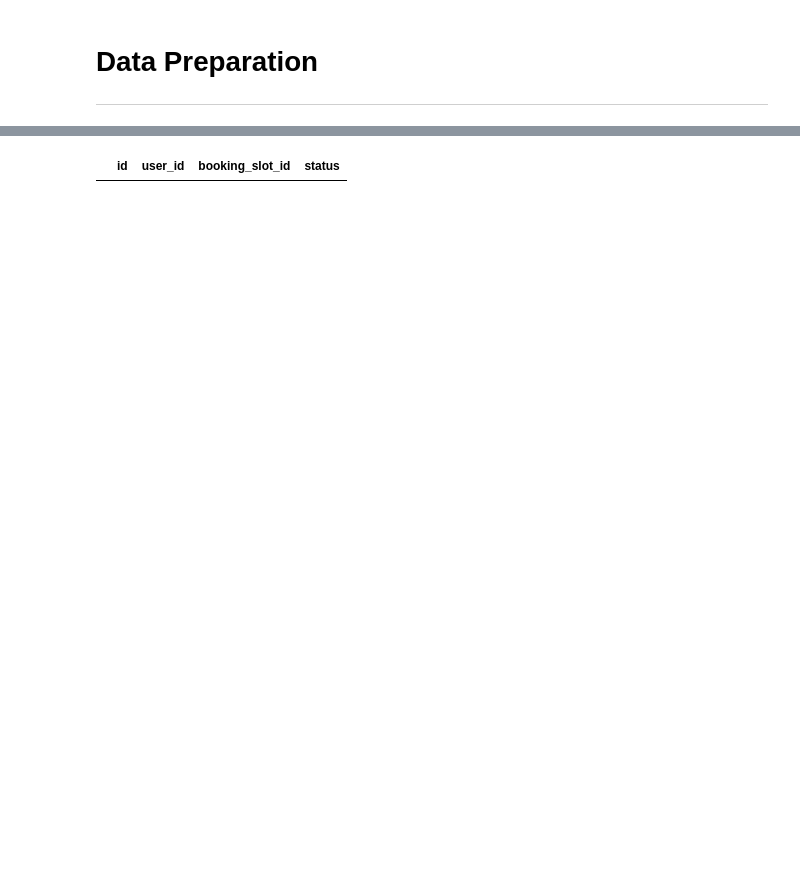
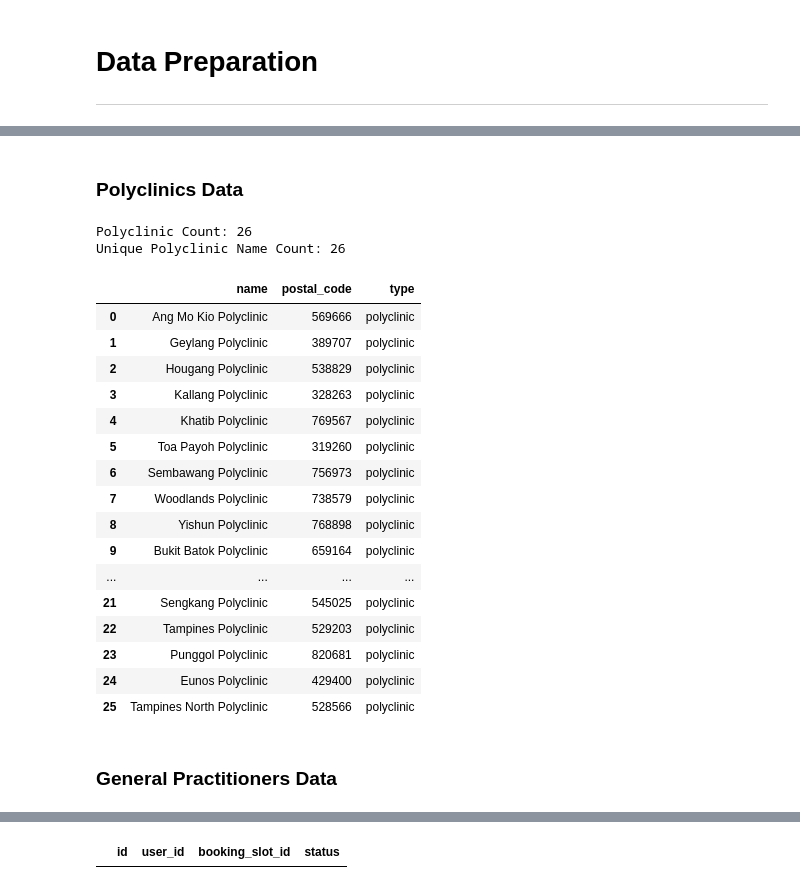
Before and after one commit to 0Upjh80d/agents, a Jupyter notebook: notebooks/genarate_database.ipynb, the cells around one changed output, grey strips where cells are left out. Saved outputs shown, nothing was run; the diff lists cells and outputs as text; code cells hidden in the pictures; blank space fills up the shorter version.

```diff
--- a/notebooks/genarate_database.ipynb
+++ b/notebooks/genarate_database.ipynb
@@ -654,0 +75,2 @@ Resource: https://www.moh.gov.sg/seeking-healthcare/overview-of-diseases/communi
+# %% [markdown]
+### Polyclinics Data
@@ -654,0 +83,70 @@ Resource: https://www.moh.gov.sg/seeking-healthcare/overview-of-diseases/communi
+# %%
+# -----------------------------
+# Process JSON Polyclinic data
+# -----------------------------
+# Extract the list of health organizations
+health_organizations = institutions_data["Result"]["HealthOrganizations"]
+
+# Normalize the 'Cluster' and 'Group' columns
+institutions_df = pd.json_normalize(health_organizations, sep="_")
+
+# Sort the DataFrame by the 'Id' column
+institutions_df = institutions_df.sort_values(by="Id").reset_index(drop=True)
+
+# Fliter for polyclinics (Count: 26)
+polyclinics_df = institutions_df[
+    institutions_df["GroupName"] == "Polyclinics"
+].reset_index()
+
+# Data Check
+print(f"Polyclinic Count: {len(polyclinics_df)}")
+print(f"Unique Polyclinic Name Count: {len(polyclinics_df['Name'].unique())}")
+
+# Extract relevant columns
+include_columns = ["Name"]
+polyclinics_df = polyclinics_df[include_columns]
+# Rename to "name" column
+polyclinics_df.rename(columns={"Name": "name"}, inplace=True)
+
+# Get Postal Code using OneMap
+polyclinics_df["postal_code"] = polyclinics_df["name"].apply(
+    lambda name: (
+        pd.Series(get_address_info(name), index=["postal_code"])
+        if get_address_info(name)
+        else pd.Series([None, None], index=["postal_code"])
+    )
+)
+
+# Update incorrectly identified postal code(s)
+update_postal_code = {"Sembawang Polyclinic": "756973"}
+for polyclinic, postal_code in update_postal_code.items():
+    polyclinics_df.loc[polyclinics_df["name"] == polyclinic, "postal_code"] = (
+        postal_code
+    )
+
+# Add new column "type"
+polyclinics_df["type"] = "polyclinic"
+
+display(polyclinics_df)
+# %% [output]
+Polyclinic Count: 26
+Unique Polyclinic Name Count: 26
+|  | name | postal_code | type |
+| 0 | Ang Mo Kio Polyclinic | 569666 | polyclinic |
+| 1 | Geylang Polyclinic | 389707 | polyclinic |
+| 2 | Hougang Polyclinic | 538829 | polyclinic |
+| 3 | Kallang Polyclinic | 328263 | polyclinic |
+| 4 | Khatib Polyclinic | 769567 | polyclinic |
+| 5 | Toa Payoh Polyclinic | 319260 | polyclinic |
+| 6 | Sembawang Polyclinic | 756973 | polyclinic |
+| 7 | Woodlands Polyclinic | 738579 | polyclinic |
+| 8 | Yishun Polyclinic | 768898 | polyclinic |
+| 9 | Bukit Batok Polyclinic | 659164 | polyclinic |
+| ... | ... | ... | ... |
+| 21 | Sengkang Polyclinic | 545025 | polyclinic |
+| 22 | Tampines Polyclinic | 529203 | polyclinic |
+| 23 | Punggol Polyclinic | 820681 | polyclinic |
+| 24 | Eunos Polyclinic | 429400 | polyclinic |
+| 25 | Tampines North Polyclinic | 528566 | polyclinic |
+# %% [markdown]
+### General Practitioners Data
```
Also changed, not shown: parts of 73 cells of this notebook, 31 other files.
